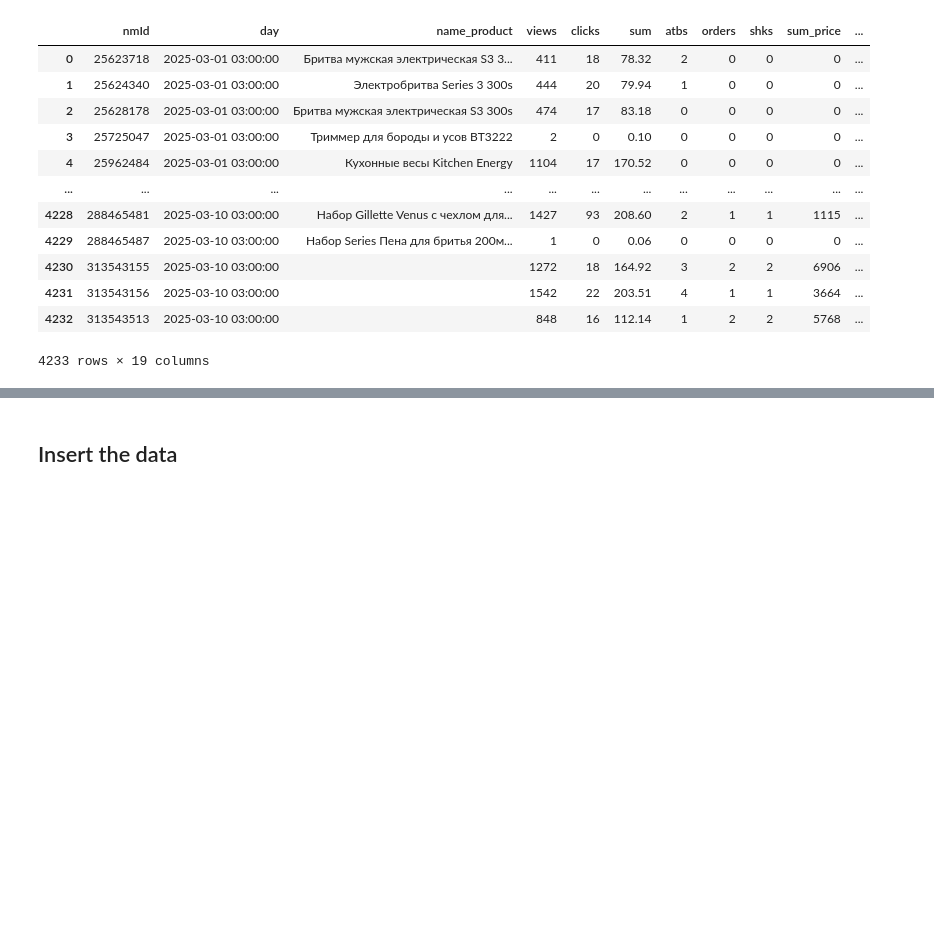
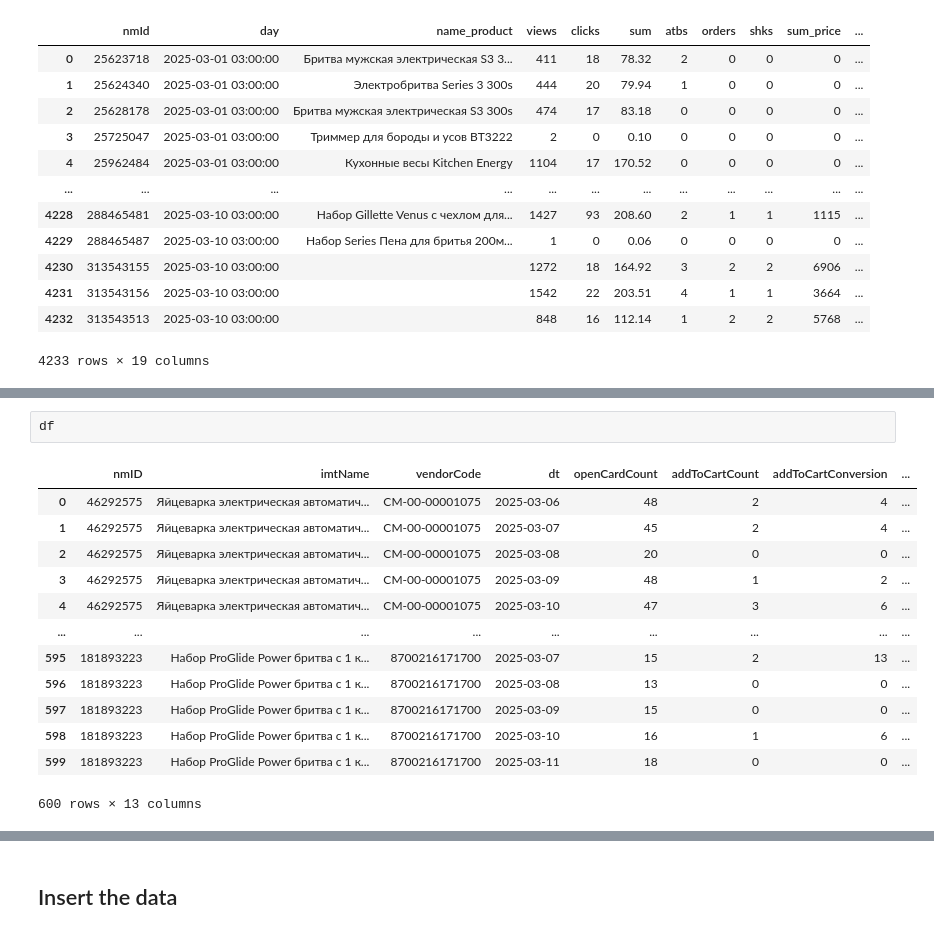
Before and after one commit to carolinavivast/API-Integrations, a Jupyter notebook: Advertisement_WB_period.ipynb, the cells around one changed output, grey strips where cells are left out. Drawn from its saved outputs; the diff is of its cells as text; blank space fills up the shorter version.

```diff
--- a/Advertisement_WB_period.ipynb
+++ b/Advertisement_WB_period.ipynb
@@ -832,0 +927,16 @@ df_final_guten_feb
+# %%
+df
+# %% [output]
+|  | nmID | imtName | vendorCode | dt | openCardCount | addToCartCount | addToCartConversion | ... |
+| 0 | 46292575 | Яйцеварка электрическая автоматич... | CM-00-00001075 | 2025-03-06 | 48 | 2 | 4 | ... |
+| 1 | 46292575 | Яйцеварка электрическая автоматич... | CM-00-00001075 | 2025-03-07 | 45 | 2 | 4 | ... |
+| 2 | 46292575 | Яйцеварка электрическая автоматич... | CM-00-00001075 | 2025-03-08 | 20 | 0 | 0 | ... |
+| 3 | 46292575 | Яйцеварка электрическая автоматич... | CM-00-00001075 | 2025-03-09 | 48 | 1 | 2 | ... |
+| 4 | 46292575 | Яйцеварка электрическая автоматич... | CM-00-00001075 | 2025-03-10 | 47 | 3 | 6 | ... |
+| ... | ... | ... | ... | ... | ... | ... | ... | ... |
+| 595 | 181893223 | Набор ProGlide Power бритва с 1 к... | 8700216171700 | 2025-03-07 | 15 | 2 | 13 | ... |
+| 596 | 181893223 | Набор ProGlide Power бритва с 1 к... | 8700216171700 | 2025-03-08 | 13 | 0 | 0 | ... |
+| 597 | 181893223 | Набор ProGlide Power бритва с 1 к... | 8700216171700 | 2025-03-09 | 15 | 0 | 0 | ... |
+| 598 | 181893223 | Набор ProGlide Power бритва с 1 к... | 8700216171700 | 2025-03-10 | 16 | 1 | 6 | ... |
+| 599 | 181893223 | Набор ProGlide Power бритва с 1 к... | 8700216171700 | 2025-03-11 | 18 | 0 | 0 | ... |
+600 rows × 13 columns
```
Also changed, not shown: parts of 10 cells of this notebook.
